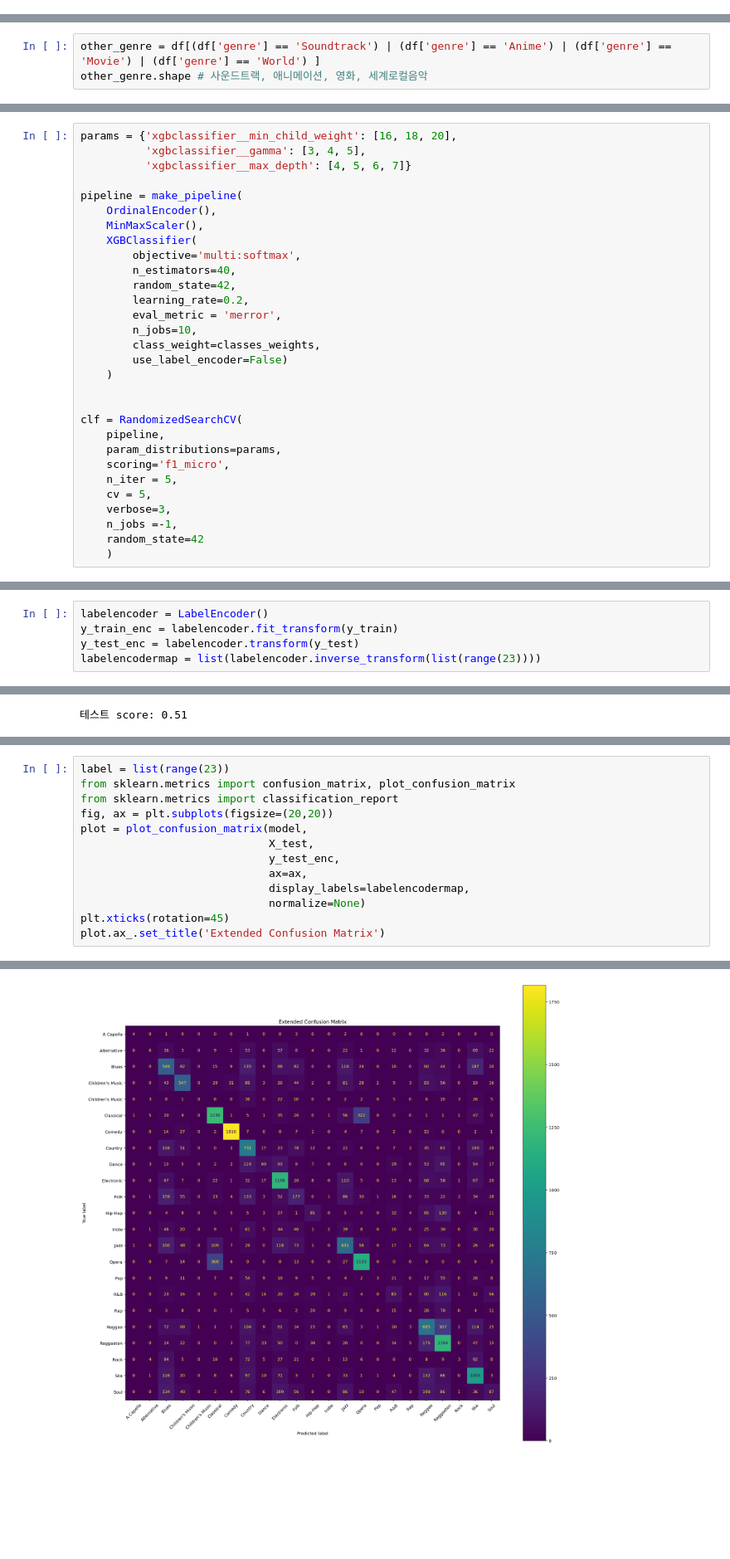
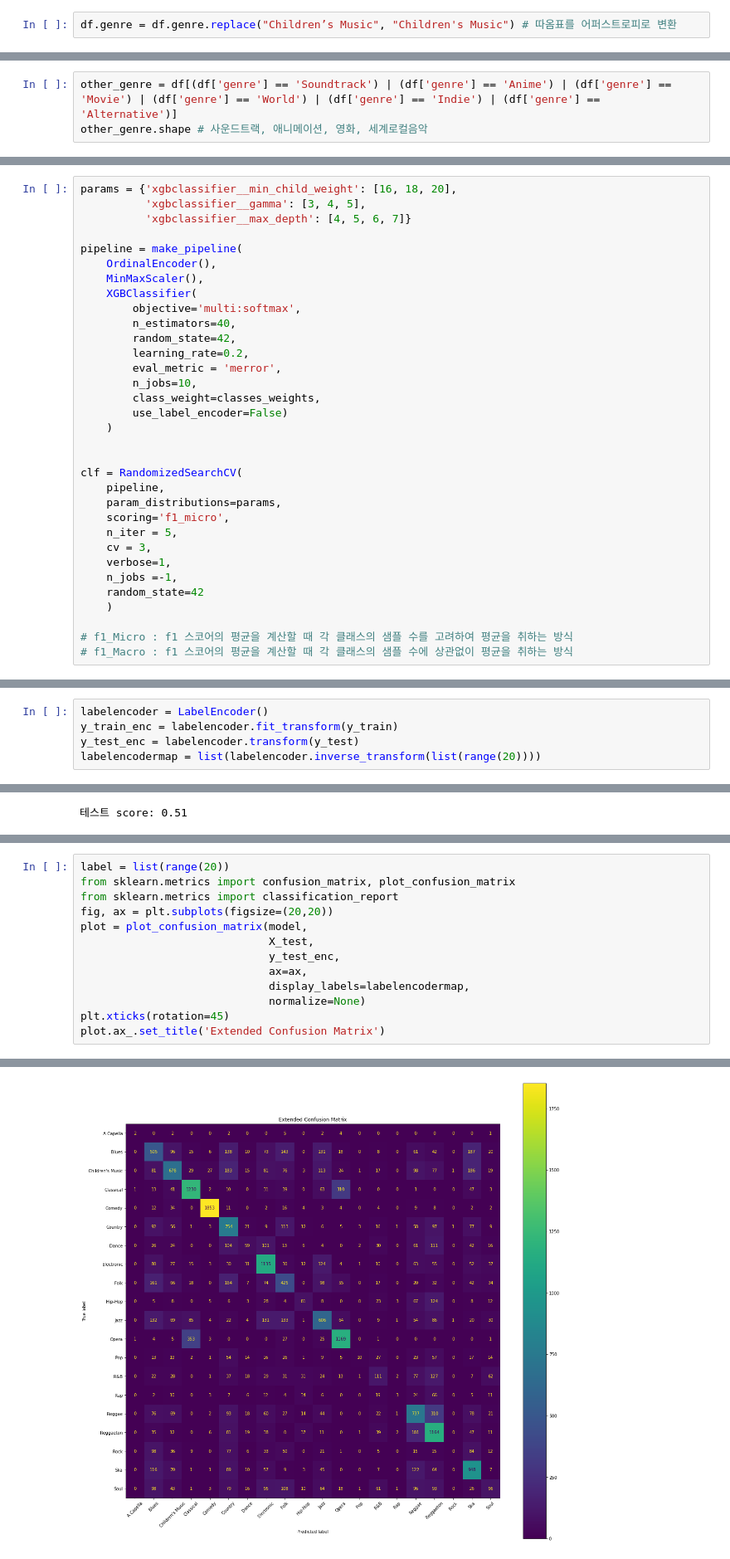
Before and after one commit to roughtide/roughtide-Section2_Project, a Jupyter notebook: AI_15_선우준_Section2.ipynb, the cells around one changed output, grey strips where cells are left out. Shown: that part at 83% size. Cells and saved outputs as stored; diff of their text form; blank space fills up the shorter version.

```diff
--- a/AI_15_선우준_Section2.ipynb
+++ b/AI_15_선우준_Section2.ipynb
@@ -242,6 +242,8 @@ Movie               7806
 Children's Music    5403
 A Capella            119
 Name: genre, dtype: int64
+# %%
+df.genre = df.genre.replace("Children’s Music", "Children's Music") # 따옴표를 어퍼스트로피로 변환
 # %% [markdown]
 > **💡 Decision**
 > - **일부 장르 제외** <br>
@@ -262,5 +265,5 @@ Name: genre, dtype: int64
   - reggaeton - Reggae<br>
 # %%
-other_genre = df[(df['genre'] == 'Soundtrack') | (df['genre'] == 'Anime') | (df['genre'] == 'Movie') | (df['genre'] == 'World') ]
+other_genre = df[(df['genre'] == 'Soundtrack') | (df['genre'] == 'Anime') | (df['genre'] == 'Movie') | (df['genre'] == 'World') | (df['genre'] == 'Indie') | (df['genre'] == 'Alternative')]
 other_genre.shape # 사운드트랙, 애니메이션, 영화, 세계로컬음악
 # %% [output]
@@ -524,8 +534,11 @@ clf = RandomizedSearchCV(
     param_distributions=params,
     scoring='f1_micro',
     n_iter = 5,
-    cv = 5,
-    verbose=3,
+    cv = 3,
+    verbose=1,
     n_jobs =-1,
     random_state=42
     )
+
+# f1_Micro : f1 스코어의 평균을 계산할 때 각 클래스의 샘플 수를 고려하여 평균을 취하는 방식
+# f1_Macro : f1 스코어의 평균을 계산할 때 각 클래스의 샘플 수에 상관없이 평균을 취하는 방식
@@ -553,7 +546,7 @@ Name: genre, dtype: object
 labelencoder = LabelEncoder()
 y_train_enc = labelencoder.fit_transform(y_train)
 y_test_enc = labelencoder.transform(y_test)
-labelencodermap = list(labelencoder.inverse_transform(list(range(23))))
+labelencodermap = list(labelencoder.inverse_transform(list(range(20))))
 # %% [markdown]
 > - **타겟에 대해 라벨 인코딩** <br>
 → XGB의 다중레이블 접근은 0부터 클래스 갯수 -1개 까지의 정수임<br>
@@ -670,16 +663,16 @@ weighted avg       0.48      0.51      0.48     22115
 # %%
-label = list(range(23))
+label = list(range(20))
 from sklearn.metrics import confusion_matrix, plot_confusion_matrix
 from sklearn.metrics import classification_report
 fig, ax = plt.subplots(figsize=(20,20))
 plot = plot_confusion_matrix(model,
                              X_test,
                              y_test_enc,
                              ax=ax,
                              display_labels=labelencodermap,
                              normalize=None)
 plt.xticks(rotation=45)
 plot.ax_.set_title('Extended Confusion Matrix')
 # %% [output]
 Text(0.5, 1.0, 'Extended Confusion Matrix')
-[figure, old version]
+[figure, new version]
```
Also changed, not shown: parts of 31 cells of this notebook.
